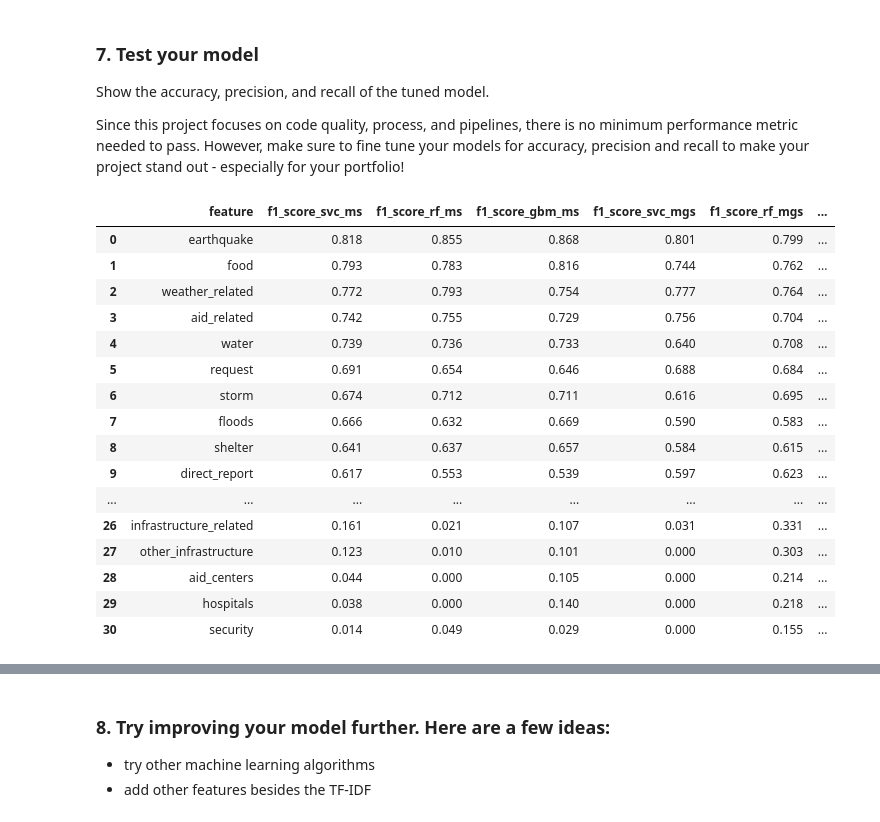
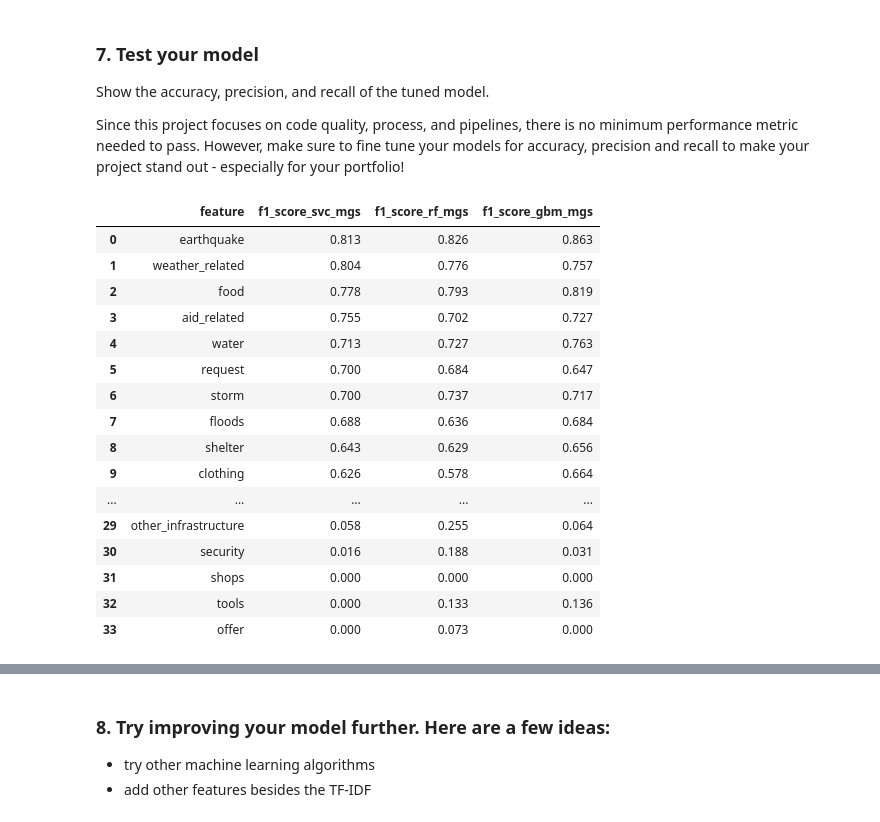
Before and after one commit to TheAnalyticCraft/Disaster-Response-Pipeline-Project, a Jupyter notebook: notebook/ML Pipeline Preparation.ipynb, the cells around one changed output, grey strips where cells are left out. Drawn from its saved outputs; the diff is of its cells as text; code cells hidden in the pictures.

Commit message:
Revised: Model Training

```diff
--- a/notebook/ML Pipeline Preparation.ipynb
+++ b/notebook/ML Pipeline Preparation.ipynb
@@ -217,7 +217,7 @@ def create_xy(df, nolabel: bool):
     # Calculate the mean for each column
     column_std = df_temp.iloc[:, 3:-1].std()
 
-    remove_columns = list(set([col for col in column_means.index if (column_means[col] < 0.01 or column_means[col] > 0.9) ] + [col for col in column_std.index if column_std[col] <= 0.00]))
+    remove_columns = list(set([col for col in column_std.index if column_std[col] <= 0.00]))
     print('Columns to be removed:', (remove_columns), df_temp.shape)
 
     df_temp.drop(labels=remove_columns, axis=1, inplace=True )
@@ -766,7 +812,7 @@ In the initial round of model training, we will establish baseline models using
 
 # Logistic with missing labels removed - standard pipeline no grid search
 
-pipeline_baseline = build_pipeline('XX', False, False)
+pipeline_baseline = build_pipeline('LR', False, False)
 estimator_lr_ms = pipeline_baseline.fit(Xm_train, ym_train)
 
 ym_pred = estimator_lr_ms.predict(Xm_test)
@@ -936,17 +951,17 @@ metrics_dfs = [
 ]
 
 # Initialize an empty DataFrame for merging
-metrics_model_df = pd.DataFrame()
+metrics_baseline = pd.DataFrame()
 
 # Loop through each DataFrame, rename the 'f1_score' column, and merge
 for df, new_column_name in metrics_dfs:
     df = df.rename(columns={'f1_score': new_column_name})[['feature',new_column_name]]
-    if metrics_model_df.empty:
-        metrics_model_df = df  # If merged_df is empty, initialize it with the first DataFrame
+    if metrics_baseline.empty:
+        metrics_baseline = df  # If merged_df is empty, initialize it with the first DataFrame
     else:
-        metrics_model_df = pd.merge(metrics_model_df, df, on='feature', how='outer')
+        metrics_baseline = pd.merge(metrics_baseline, df, on='feature', how='outer')
 
 # Print the final merged DataFrame
-display(metrics_model_df)
+display(metrics_baseline)
 # %% [output]
 |  | feature | f1_score_lr_ms | f1_score_svc_ms | f1_score_rf_ms | f1_score_gbm_ms |
@@ -1136,47 +1151,46 @@ Since this project focuses on code quality, process, and  pipelines, there is no
 # %%
 # List of your DataFrames and their corresponding new column names
 
 metrics_dfs = [
-    (metrics_svc_ms, 'f1_score_svc_ms'),
-    (metrics_rf_ms, 'f1_score_rf_ms'),
-    (metrics_gbm_ms, 'f1_score_gbm_ms'),
+    #(metrics_svc_ms, 'f1_score_svc_ms'),
+    #(metrics_rf_ms, 'f1_score_rf_ms'),
+    #(metrics_gbm_ms, 'f1_score_gbm_ms'),
     (metrics_svc_mgs, 'f1_score_svc_mgs'),
     (metrics_rf_mgs, 'f1_score_rf_mgs'),
-    (metrics_gbm_mgs, 'f1_score_gbm_mgs'),
-
+    (metrics_gbm_mgs, 'f1_score_gbm_mgs')
 ]
 
 # Initialize an empty DataFrame for merging
-metrics_model_df = pd.DataFrame()
+metrics_grid = pd.DataFrame()
 
 # Loop through each DataFrame, rename the 'f1_score' column, and merge
 for df, new_column_name in metrics_dfs:
     df = df.rename(columns={'f1_score': new_column_name})[['feature',new_column_name]]
-    if metrics_model_df.empty:
-        metrics_model_df = df  # If merged_df is empty, initialize it with the first DataFrame
+    if metrics_grid.empty:
+        metrics_grid = df  # If merged_df is empty, initialize it with the first DataFrame
     else:
-        metrics_model_df = pd.merge(metrics_model_df, df, on='feature', how='outer')
+        metrics_grid = pd.merge(metrics_grid, df, on='feature', how='outer')
 
 # Print the final merged DataFrame
-display(metrics_model_df)
+display(metrics_grid)
 # %% [output]
-|  | feature | f1_score_svc_ms | f1_score_rf_ms | f1_score_gbm_ms | f1_score_svc_mgs | f1_score_rf_mgs | ... |
-| 0 | earthquake | 0.818 | 0.855 | 0.868 | 0.801 | 0.799 | ... |
-| 1 | food | 0.793 | 0.783 | 0.816 | 0.744 | 0.762 | ... |
-| 2 | weather_related | 0.772 | 0.793 | 0.754 | 0.777 | 0.764 | ... |
-| 3 | aid_related | 0.742 | 0.755 | 0.729 | 0.756 | 0.704 | ... |
-| 4 | water | 0.739 | 0.736 | 0.733 | 0.640 | 0.708 | ... |
-| 5 | request | 0.691 | 0.654 | 0.646 | 0.688 | 0.684 | ... |
-| 6 | storm | 0.674 | 0.712 | 0.711 | 0.616 | 0.695 | ... |
-| 7 | floods | 0.666 | 0.632 | 0.669 | 0.590 | 0.583 | ... |
-| 8 | shelter | 0.641 | 0.637 | 0.657 | 0.584 | 0.615 | ... |
-| 9 | direct_report | 0.617 | 0.553 | 0.539 | 0.597 | 0.623 | ... |
-| ... | ... | ... | ... | ... | ... | ... | ... |
-| 26 | infrastructure_related | 0.161 | 0.021 | 0.107 | 0.031 | 0.331 | ... |
-| 27 | other_infrastructure | 0.123 | 0.010 | 0.101 | 0.000 | 0.303 | ... |
-| 28 | aid_centers | 0.044 | 0.000 | 0.105 | 0.000 | 0.214 | ... |
-| 29 | hospitals | 0.038 | 0.000 | 0.140 | 0.000 | 0.218 | ... |
-| 30 | security | 0.014 | 0.049 | 0.029 | 0.000 | 0.155 | ... |
+|  | feature | f1_score_svc_mgs | f1_score_rf_mgs | f1_score_gbm_mgs |
+| 0 | earthquake | 0.813 | 0.826 | 0.863 |
+| 1 | weather_related | 0.804 | 0.776 | 0.757 |
+| 2 | food | 0.778 | 0.793 | 0.819 |
+| 3 | aid_related | 0.755 | 0.702 | 0.727 |
+| 4 | water | 0.713 | 0.727 | 0.763 |
+| 5 | request | 0.700 | 0.684 | 0.647 |
+| 6 | storm | 0.700 | 0.737 | 0.717 |
+| 7 | floods | 0.688 | 0.636 | 0.684 |
+| 8 | shelter | 0.643 | 0.629 | 0.656 |
+| 9 | clothing | 0.626 | 0.578 | 0.664 |
+| ... | ... | ... | ... | ... |
+| 29 | other_infrastructure | 0.058 | 0.255 | 0.064 |
+| 30 | security | 0.016 | 0.188 | 0.031 |
+| 31 | shops | 0.000 | 0.000 | 0.000 |
+| 32 | tools | 0.000 | 0.133 | 0.136 |
+| 33 | offer | 0.000 | 0.073 | 0.000 |
 # %%
 
 
```
Also changed, not shown: parts of 43 cells of this notebook.
